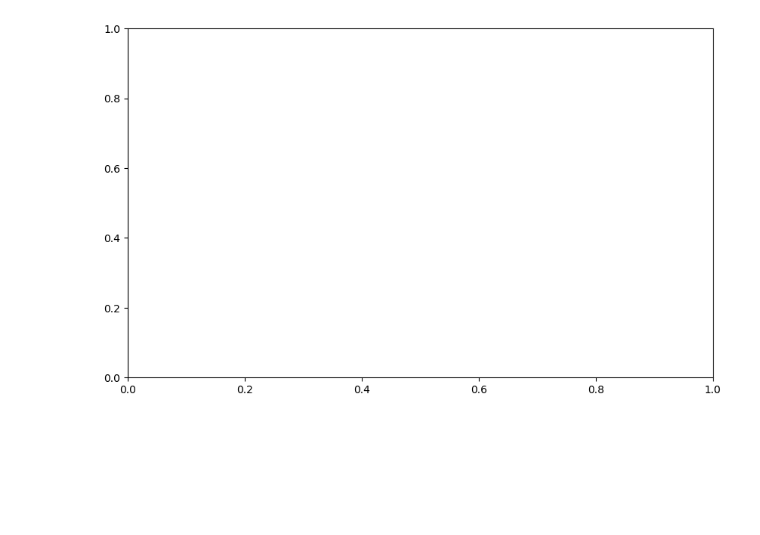
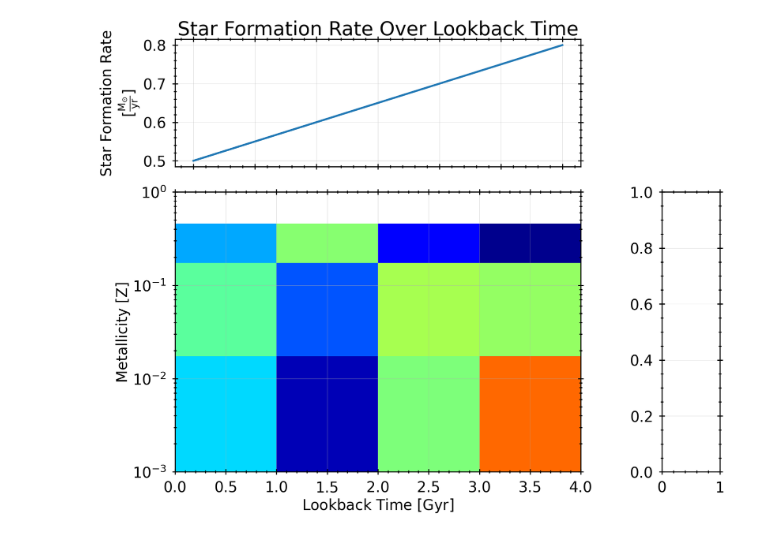
Before and after one commit to FloorBroekgaarden/growl-syntheticstellarpopconvolve, a Jupyter notebook: examples/notebook_convolution_star_formation_functions.ipynb, the cells around one changed output. Saved outputs shown, nothing was run; the diff lists cells and outputs as text; code cells hidden in the pictures; blank space fills up the shorter version.

Commit message:
updates notebooks and supporting metallicity-scale argument in the sfr_dict.

```diff
--- a/examples/notebook_convolution_star_formation_functions.ipynb
+++ b/examples/notebook_convolution_star_formation_functions.ipynb
@@ -102,16 +77,22 @@ It is possible to provide multiple different sfr_dicts to the convolution config
 # %%
+import copy
 import numpy as np
+
 import matplotlib.pyplot as plt
+from matplotlib.gridspec import GridSpec
+from matplotlib import colors
 
-from matplotlib.gridspec import GridSpec
 from syntheticstellarpopconvolve.check_and_update_sfr_dict import check_and_update_sfr_dict
 import astropy.units as u
 import logging
 
-def plot_sfr_dict(sfr_dict, time_type):
+from syntheticstellarpopconvolve.SFR_dict_plotting_routines import load_mpl_rc
+def plot_sfr_dict(sfr_dict, time_type, return_axis_dict=False, metallicity_scale='linear'):
     """
-    Function to plot the starformation rate
+    Function to plot the star formation rate
     """
+
+    load_mpl_rc()
 
     # check if there is any metallicity info
     has_metallicity_info = "metallicity_bin_edges" in sfr_dict and "metallicity_distribution_array" in sfr_dict
@@ -124,43 +105,83 @@ def plot_sfr_dict(sfr_dict, time_type):
         requires_metallicity_info=has_metallicity_info,
         time_type=time_type
     )
+    print(sfr_dict['metallicity_bin_centers'])
 
-
-    fig = plt.figure(figsize=(10, 8 if has_metallicity_info else 6))
+    ########
+    # Set up figure canvas
+    axis_dict = {}
+    axis_dict['fig'] = plt.figure(figsize=(20, 16 if has_metallicity_info else 6))
 
     if has_metallicity_info:
-        gs = fig.add_gridspec(nrows=3, ncols=2)
+        gs = axis_dict['fig'].add_gridspec(nrows=3, ncols=8)
 
-        ax_sfr = fig.add_subplot(gs[0, :])
-        ax_mssfr = fig.add_subplot(gs[1:, :])
+        axis_dict['ax_sfr'] = axis_dict['fig'].add_subplot(gs[0, :-2])
+        axis_dict['ax_mssfr'] = axis_dict['fig'].add_subplot(gs[1:, :-2])
+        ax_bar = axis_dict['fig'].add_subplot(gs[1:, -1])
+
+        axis_dict['ax_bar'] = ax_bar
     else:
 
-        gs = fig.add_gridspec(nrows=1, ncols=2)
+        gs = axis_dict['fig'].add_gridspec(nrows=1, ncols=2)
 
-        ax_sfr = fig.add_subplot(gs[0, :])
+        axis_dict['ax_sfr'] = axis_dict['fig'].add_subplot(gs[0, :])
 
+    ########
     # Plot Star Formation Rate (SFR)
     if time_type == "lookback_time" and "time_bin_edges" in sfr_dict and "starformation_rate_array" in sfr_dict:
         time_bin_edges = sfr_dict["time_bin_centers"]
         sfr_array = sfr_dict["starformation_rate_array"]
 
-        ax_sfr.plot(time_bin_edges, sfr_array)
+        axis_dict['ax_sfr'].plot(time_bin_edges, sfr_array)
+        axis_dict['ax_sfr'].set_xlabel("Lookback Time [{}]".format(sfr_dict["time_bin_centers"].unit.to_string("latex")))
+        axis_dict['ax_sfr'].set_ylabel("Star Formation Rate\n[{}]".format(sfr_dict['starformation_rate_array'].unit.to_string("latex")))
+        axis_dict['ax_sfr'].set_title("Star Formation Rate Over Lookback Time")
 
-        # ax1.step(time_bin_edges, np.append(sfr_array, sfr_array[-1]), where='post')
-        ax_sfr.set_xlabel("Lookback Time")
-        ax_sfr.set_ylabel("Star Formation Rate [{}]".format(sfr_dict['starformation_rate_array'].unit))
-        ax_sfr.set_title("Star Formation Rate Over Lookback Time")
-        # ax_sfr.grid(True)
+    ########
+    # Plot the metallicity
+    if has_metallicity_info:
+        # Set up the meshgrid that we will use
+        time_mesh, metallicity_mesh = np.meshgrid(
+            sfr_dict["time_bin_centers"],
+            sfr_dict["metallicity_bin_centers"]
+        )
+        print(time_mesh, metallicity_mesh, sfr_dict['metallicity_weighted_starformation_rate_array'])
+        cmap_metallicity_fraction_hist = copy.copy(plt.cm.jet)
+        metallicity_fraction_hist_plot = axis_dict['ax_mssfr'].pcolormesh(
+            time_mesh.value,
+            metallicity_mesh,
+            sfr_dict['metallicity_weighted_starformation_rate_array'].value,
+            norm=colors.Normalize(vmin=1e-8, vmax=1),
+            cmap=cmap_metallicity_fraction_hist,
+            shading="auto",
+            antialiased=True,
+            rasterized=True
+        )
+
+        #
+        axis_dict['ax_sfr'].set_xlabel('')
+        axis_dict['ax_sfr'].set_xticklabels([])
+        axis_dict['ax_mssfr'].set_xlabel("Lookback Time [{}]".format(sfr_dict["time_bin_centers"].unit.to_string("latex")))
+        axis_dict['ax_mssfr'].set_ylabel("Metallicity [Z]")
+        axis_dict['ax_mssfr'].set_ylim([sfr_dict["metallicity_bin_edges"].min(), sfr_dict["metallicity_bin_edges"].max()])
+
+    #############
+    #
+    if return_axis_dict:
+        return axis_dict
 
 # Example usage with a sample sfr_dict (fill with actual data to test)
 sample_sfr_dict = {
     "lookback_time_bin_edges": np.array([0, 1, 2, 3, 4]) * u.Gyr,
     "starformation_rate_array": np.array([0.5, 0.6, 0.7, 0.8]) * u.Msun/u.yr,
-    # "metallicity_bin_edges": np.array([0.001, 0.01, 0.1, 1]),
-    # "metallicity_distribution_array": np.random.rand(4, 3)  # Example 2D metallicity distribution
+    "metallicity_bin_edges": np.array([0.001, 0.01, 0.1, 1]),
+    "metallicity_distribution_array": np.random.rand(4, 3).T,  # Example 2D metallicity distribution
+    "metallicity_scale": 'log10'
 }
 
 sample_config = {"logger": print, "time_type": "lookback_time"}
 
-plot_sfr_dict(sample_sfr_dict, time_type='lookback_time')
+axis_dict = plot_sfr_dict(sample_sfr_dict, time_type='lookback_time', return_axis_dict=True)
+
+axis_dict['ax_mssfr'].set_yscale('log')
 # %% [output]
@@ -168 +196 @@ KeyError: 'time_bin_centers'
-[figure, old version]
+[figure, new version]
```
Also changed, not shown: parts of 5 cells of this notebook, 2 other files.
